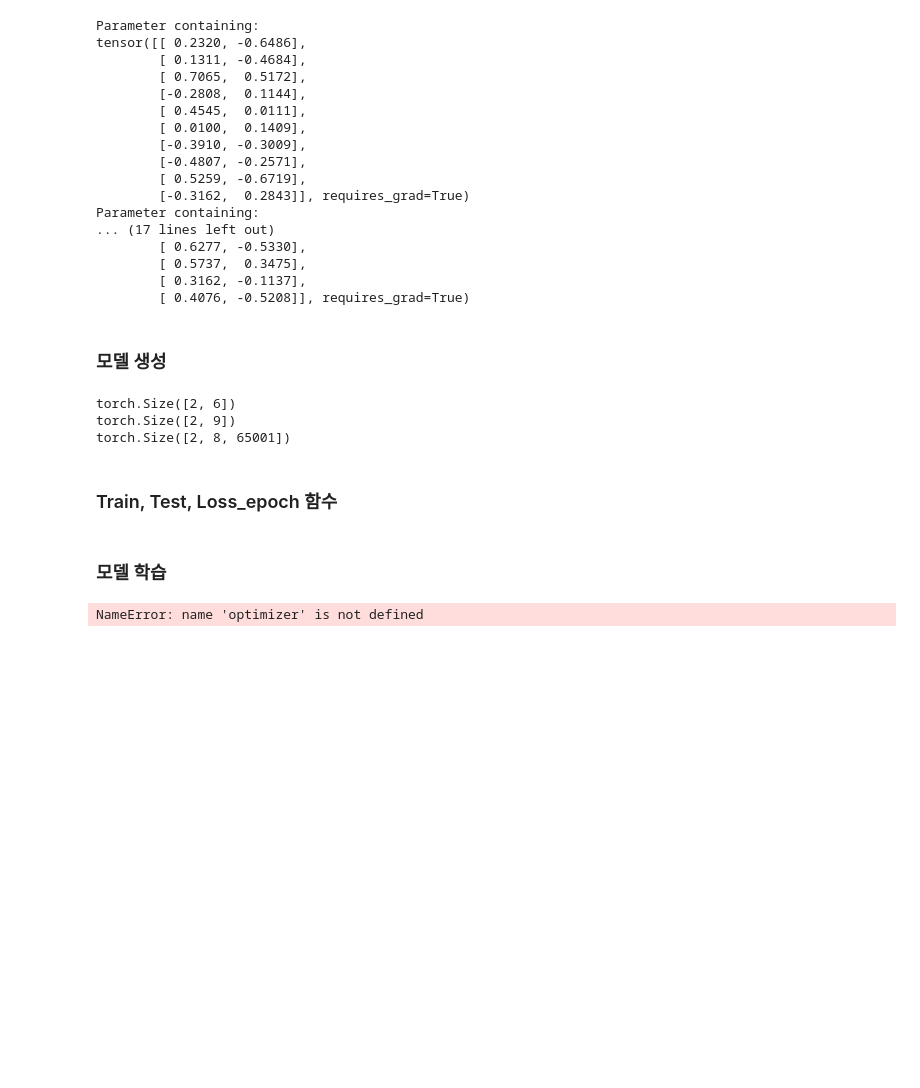
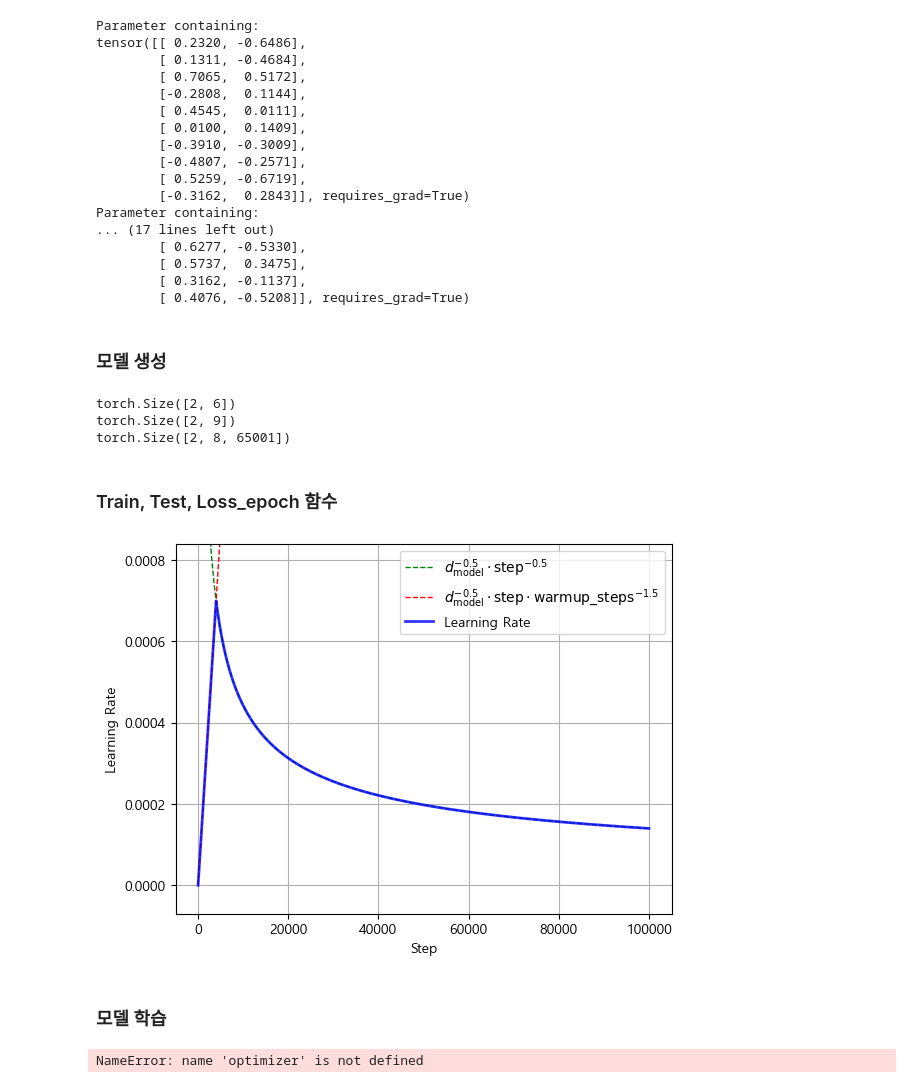
Before and after one commit to hoya9802/Transformer-pytorch, a Jupyter notebook: Transformer_tutorial.ipynb, the cells around one changed output. Cells and saved outputs as stored; diff of their text form; code cells hidden in the pictures; blank space fills up the shorter version.

```diff
--- a/Transformer_tutorial.ipynb
+++ b/Transformer_tutorial.ipynb
@@ -878,7 +878,21 @@ def plot_scheduler(scheduler_name, optimizer, scheduler, total_steps):  # LR cur
         if total_steps == 100000:
             plt.plot(steps, (512 ** -.5) * torch.tensor(steps) ** -.5, 'g--', linewidth=1, label=r"$d_{\mathrm{model}}^{-0.5} \cdot \mathrm{step}^{-0.5}$")
             plt.plot(steps, (512 ** -.5) * torch.tensor(steps) * 4000 ** -1.5, 'r--', linewidth=1, label=r"$d_{\mathrm{model}}^{-0.5} \cdot \mathrm{step} \cdot \mathrm{warmup\_steps}^{-1.5}$")
-        plt.plot(steps, lr_history, 'b', linewidth=2, alpha)
+        plt.plot(steps, lr_history, 'b', linewidth=2, alpha=.8, label="Learning Rate")
+    elif scheduler_name == 'Cos':
+        plt.plot(steps, lr_history, 'b', linewidth=2, alpha=.8, label='Learning Rate')
+    plt.ylim([-.1*max(lr_history), 1.2*max(lr_history)])
+    plt.xlabel('Step')
+    plt.ylabel('Learning Rate')
+    plt.grid()
+    plt.legend()
+    plt.show()
+# %%
+optimizer = optim.Adam(nn.Linear(1, 1).parameters(), lr=0) # 테스트용 optimizer
+scheduler = NoamScheduler(optimizer, d_model=512, warmup_steps=4000) # 논문 값
+plot_scheduler(scheduler_name = 'Noam', optimizer = optimizer, scheduler = scheduler, total_steps = 100000)
+# %% [output]
+[figure, added]
 # %% [markdown]
 ### 모델 학습
 # %%
```
Also changed, not shown: parts of 2 cells of this notebook.
